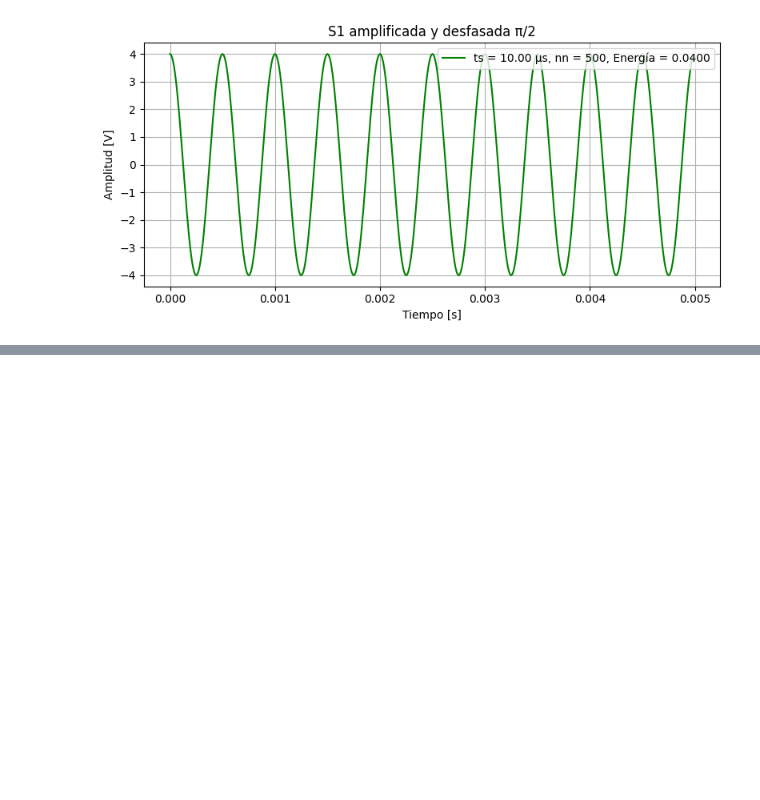
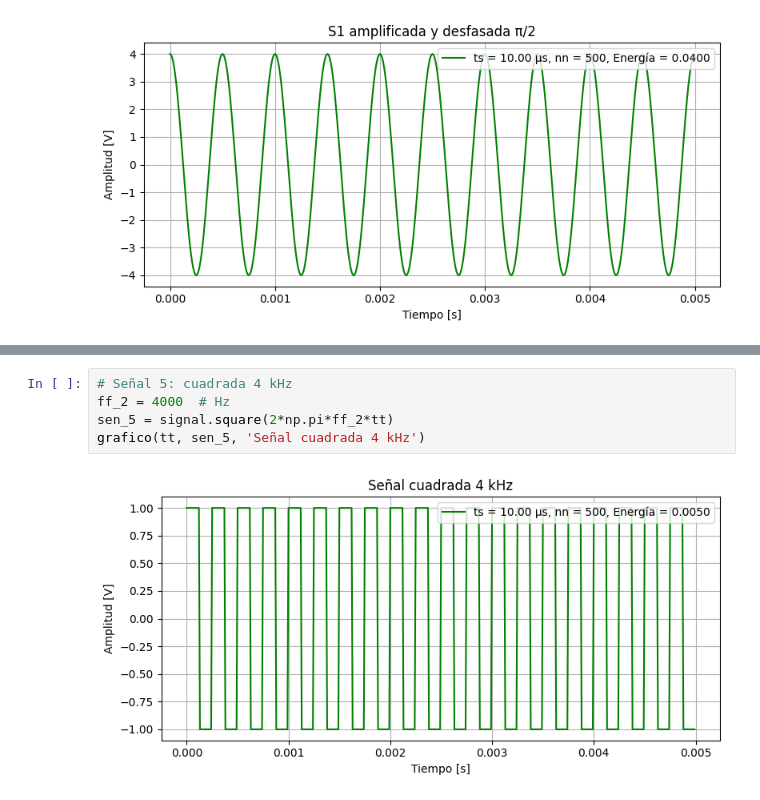
Before and after one commit to aguspaolini/aps-Paolini-Rosso, a Jupyter notebook: TS1 - Paolini Rosso.ipynb, the cells around one changed output, grey strips where cells are left out. Saved outputs shown, nothing was run; the diff lists cells and outputs as text; blank space fills up the shorter version.

```diff
--- a/TS1 - Paolini Rosso.ipynb
+++ b/TS1 - Paolini Rosso.ipynb
@@ -160,0 +245,7 @@ Al multiplicar *S1*, que recibe el nombre de **señal portadora**, de frecuencia
+# %%
+# Señal 5: cuadrada 4 kHz
+ff_2 = 4000  # Hz
+sen_5 = signal.square(2*np.pi*ff_2*tt)
+grafico(tt, sen_5, 'Señal cuadrada 4 kHz')
+# %% [output]
+[figure, added]
```
Also changed, not shown: parts of 7 cells of this notebook, 1 other file.
